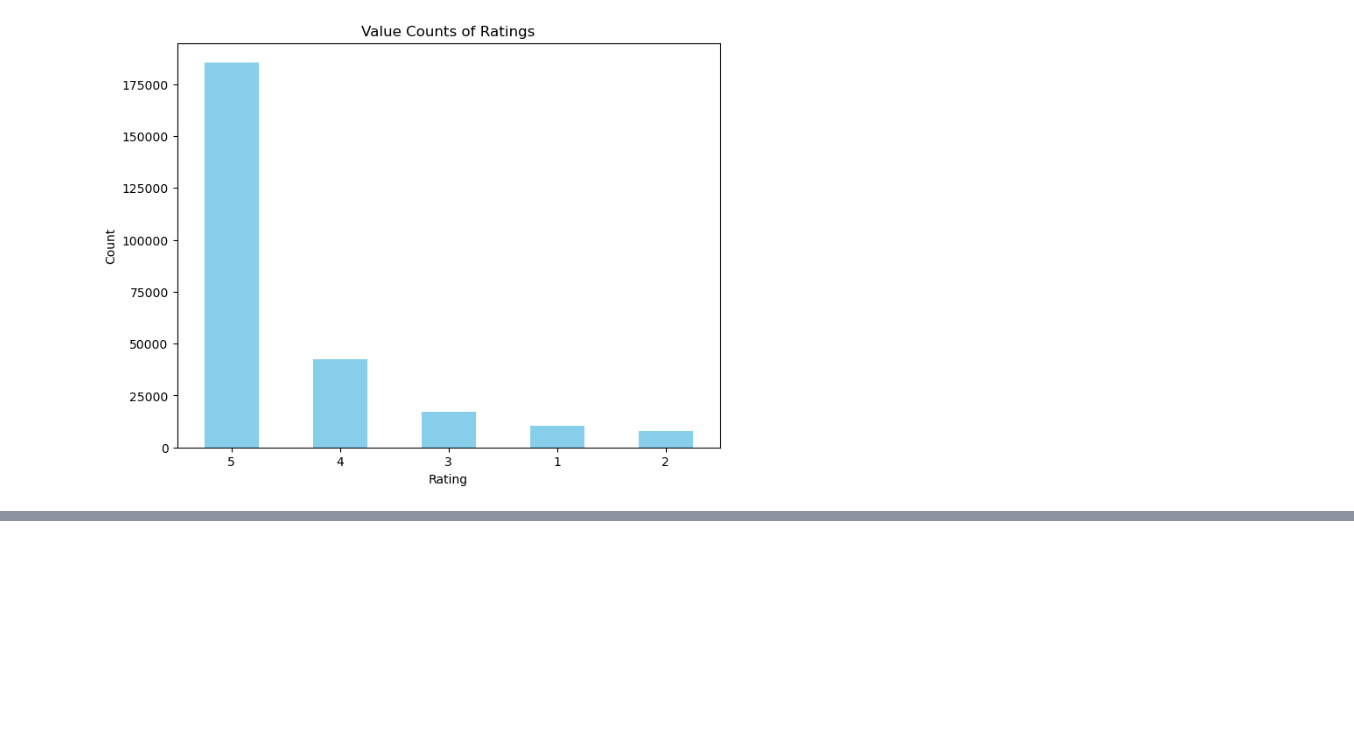
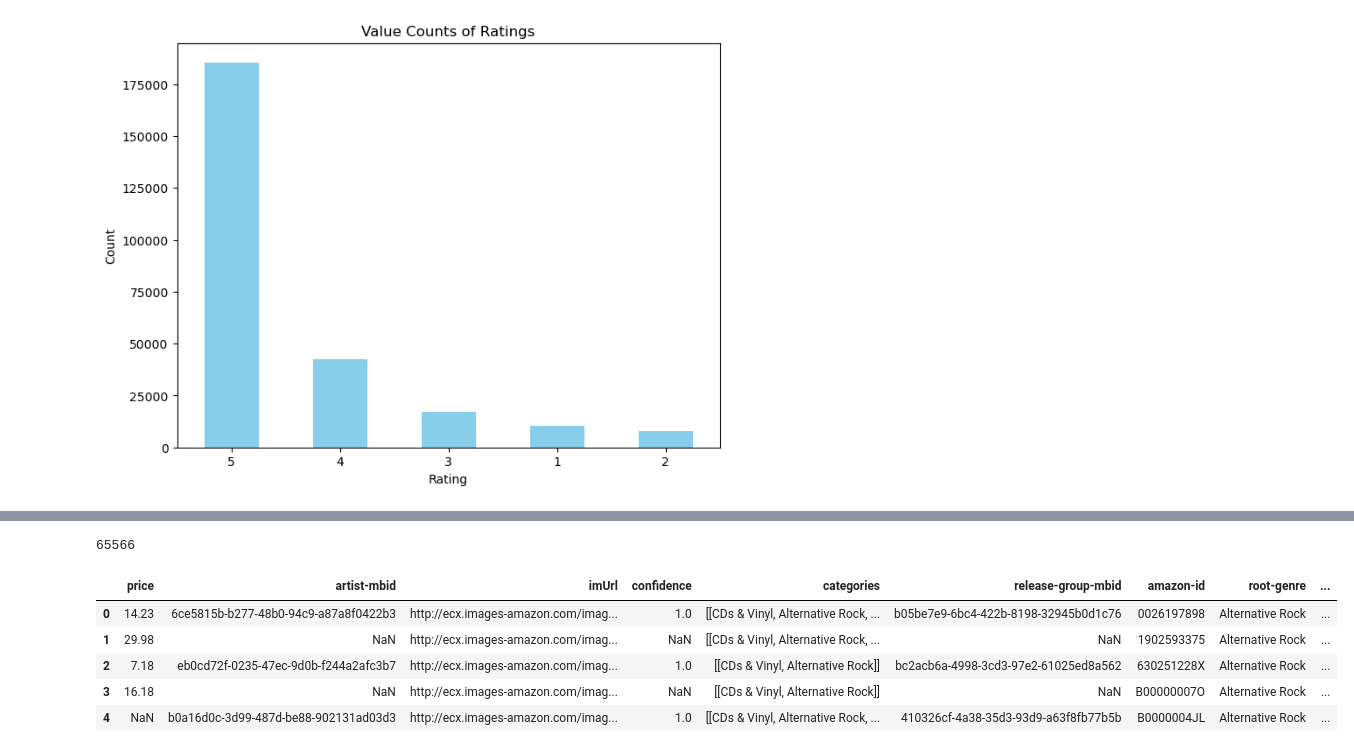
Before and after one commit to lderr4/Fresh-Finds-Album-Recommendation, a Jupyter notebook: explore_data.ipynb, the cells around one changed output, grey strips where cells are left out. Cells and saved outputs as stored; diff of their text form; code cells hidden in the pictures; blank space fills up the shorter version.

```diff
--- a/explore_data.ipynb
+++ b/explore_data.ipynb
@@ -39,0 +110,12 @@ plt.show()
+# %%
+content_data = pd.read_json("mard/mard_metadata.json", lines=True)
+print(len(content_data))
+content_data.head()
+# %% [output]
+65566
+|  | price | artist-mbid | imUrl | confidence | categories | release-group-mbid | amazon-id | root-genre | ... |
+| 0 | 14.23 | 6ce5815b-b277-48b0-94c9-a87a8f0422b3 | http://ecx.images-amazon.com/imag... | 1.0 | [[CDs & Vinyl, Alternative Rock, ... | b05be7e9-6bc4-422b-8198-32945b0d1c76 | 0026197898 | Alternative Rock | ... |
+| 1 | 29.98 | NaN | http://ecx.images-amazon.com/imag... | NaN | [[CDs & Vinyl, Alternative Rock, ... | NaN | 1902593375 | Alternative Rock | ... |
+| 2 | 7.18 | eb0cd72f-0235-47ec-9d0b-f244a2afc3b7 | http://ecx.images-amazon.com/imag... | 1.0 | [[CDs & Vinyl, Alternative Rock]] | bc2acb6a-4998-3cd3-97e2-61025ed8a562 | 630251228X | Alternative Rock | ... |
+| 3 | 16.18 | NaN | http://ecx.images-amazon.com/imag... | NaN | [[CDs & Vinyl, Alternative Rock]] | NaN | B00000007O | Alternative Rock | ... |
+| 4 | NaN | b0a16d0c-3d99-487d-be88-902131ad03d3 | http://ecx.images-amazon.com/imag... | 1.0 | [[CDs & Vinyl, Alternative Rock, ... | 410326cf-4a38-35d3-93d9-a63f8fb77b5b | B0000004JL | Alternative Rock | ... |
```
Also changed, not shown: parts of 13 cells of this notebook, 1 other file.
